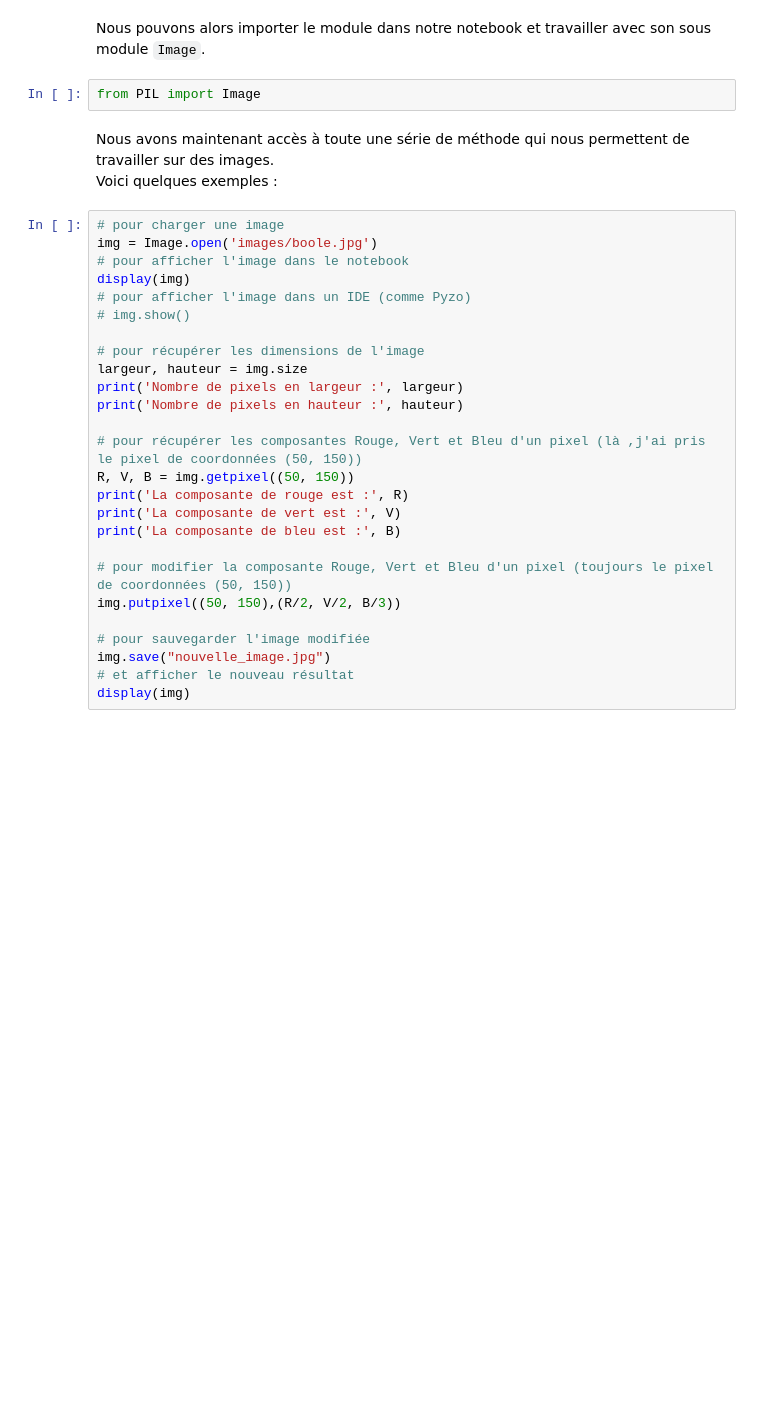
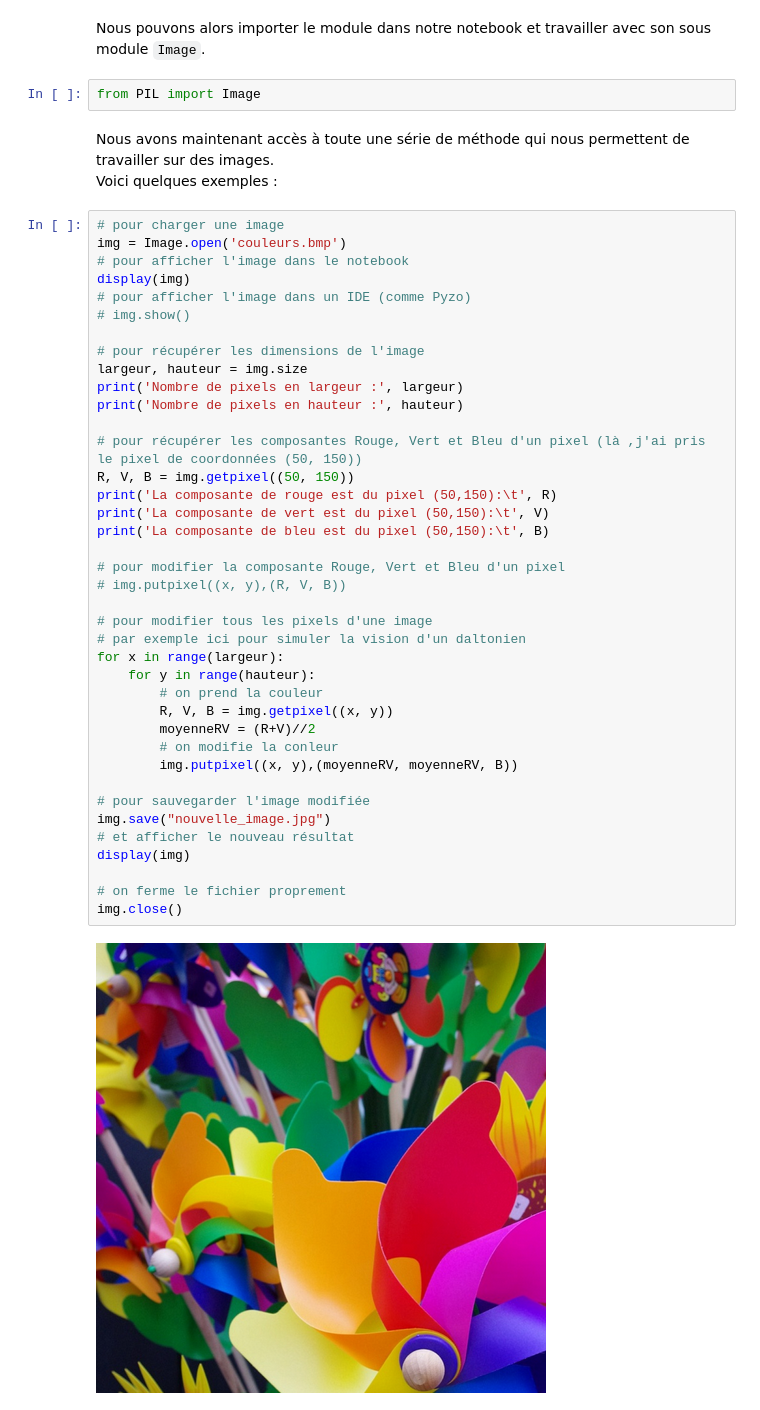
Before and after one commit to NaturelEtChaud/NSI-Premiere, a Jupyter notebook: Projets/Message_Caché/message_cache_B_steganographie.ipynb, the cells around one changed output. Cells and saved outputs as stored; diff of their text form; blank space fills up the shorter version.

```diff
--- a/Projets/Message_Caché/message_cache_B_steganographie.ipynb
+++ b/Projets/Message_Caché/message_cache_B_steganographie.ipynb
@@ -133,27 +138,42 @@ Nous avons maintenant accès à toute une série de méthode qui nous permettent
 Voici quelques exemples :
 # %%
 # pour charger une image
-img = Image.open('images/boole.jpg')
+img = Image.open('couleurs.bmp')
 # pour afficher l'image dans le notebook
 display(img)
 # pour afficher l'image dans un IDE (comme Pyzo)
 # img.show()
 
 # pour récupérer les dimensions de l'image
 largeur, hauteur = img.size
 print('Nombre de pixels en largeur :', largeur)
 print('Nombre de pixels en hauteur :', hauteur)
 
 # pour récupérer les composantes Rouge, Vert et Bleu d'un pixel (là ,j'ai pris le pixel de coordonnées (50, 150))
 R, V, B = img.getpixel((50, 150))
-print('La composante de rouge est :', R)
-print('La composante de vert est :', V)
-print('La composante de bleu est :', B)
+print('La composante de rouge est du pixel (50,150):\t', R)
+print('La composante de vert est du pixel (50,150):\t', V)
+print('La composante de bleu est du pixel (50,150):\t', B)
 
-# pour modifier la composante Rouge, Vert et Bleu d'un pixel (toujours le pixel de coordonnées (50, 150))
-img.putpixel((50, 150),(R/2, V/2, B/3))
+# pour modifier la composante Rouge, Vert et Bleu d'un pixel
+# img.putpixel((x, y),(R, V, B))
+
+# pour modifier tous les pixels d'une image
+# par exemple ici pour simuler la vision d'un daltonien
+for x in range(largeur):
+    for y in range(hauteur):
+        # on prend la couleur
+        R, V, B = img.getpixel((x, y))
+        moyenneRV = (R+V)//2
+        # on modifie la conleur
+        img.putpixel((x, y),(moyenneRV, moyenneRV, B))
 
 # pour sauvegarder l'image modifiée
 img.save("nouvelle_image.jpg")
 # et afficher le nouveau résultat
 display(img)
+
+# on ferme le fichier proprement
+img.close()
+# %% [output]
+[figure, added]
```
Also changed, not shown: parts of 8 cells of this notebook.
